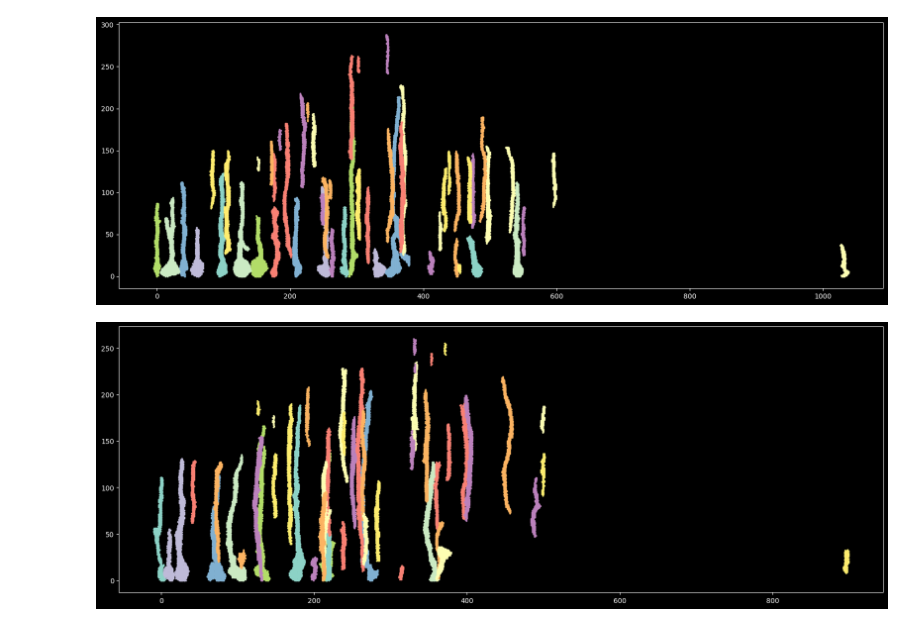
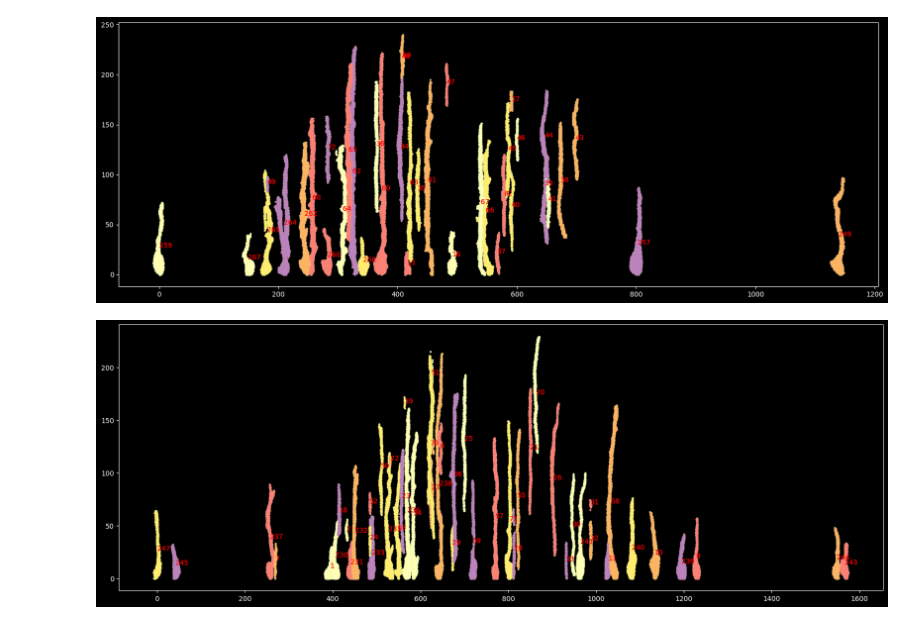
Before and after one commit to yaksilab/silver-dollop, a Jupyter notebook: src/astroglial_analysis/notebook.ipynb, the cells around one changed output. Drawn from its saved outputs; the diff is of its cells as text; code cells hidden in the pictures.

```diff
--- a/src/astroglial_analysis/notebook.ipynb
+++ b/src/astroglial_analysis/notebook.ipynb
@@ -19,5 +10,5 @@ torch version:          2.4.0+cpu
 # %%
-p0 = r"..\..\tests\data\combined_mean_image_seg.npy"
+p0 = r"..\..\tests\data\combined_mean_image1_seg.npy"
 masks_file = np.load(p0, allow_pickle=True).item()
 masks = masks_file['masks']
 # plt.figure(figsize=(20, 10))
@@ -257,2 +209,25 @@ np.save(file_path,new_mask_file)
+# %%
+aligned_upper,cor_matrix_upper_comp = uniform_align_comp_cell(line_upper, masks, True)
+aligned_lower,cor_matrix_lower_comp = uniform_align_comp_cell(line_lower, masks, False)
+
+aligned_process_upper,cor_matrix_upper_p = uniform_align_processes(intersection_list_upper,masks,True)
+aligned_process_lower,cor_matrix_lower_p= uniform_align_processes(intersection_list_lower,masks,False)
+
+total_matrix = np.vstack(
+    [cor_matrix_upper_comp,cor_matrix_lower_comp,cor_matrix_upper_p,cor_matrix_lower_p]
+
+)
+
+
+subsegmented_matrix = sub_segment(total_matrix,10)
+sub_segmented_labels = np.unique(subsegmented_matrix[:,1])
+
+subsegment_mask = create_cp_mask(subsegmented_matrix,masks)
+new_mask_file = np.copy(masks_file)
+
+file_path = r"C:\Users\javid.rezai\YaksiLab\astroglialAnalysis\tests\data\subsegment_mask.npy"
+
+new_mask_file.item()['masks'] = subsegment_mask
+np.save(file_path,new_mask_file)
 # %%
 # subsegmented_matrix = [cell label, subsegment label, subsegment number, rotated x,rotated y, original x, original y]
@@ -284,37 +261,40 @@ upper_comp_labels = np.unique(cor_matrix_upper_comp[:,0])
 lower_comp_labels = np.unique(cor_matrix_lower_comp[:,0])
 upper_p_labels = np.unique(cor_matrix_upper_p[:,0])
 lower_p_labels = np.unique(cor_matrix_lower_p[:,0])
 
 upper_labels = np.concatenate((upper_comp_labels,upper_p_labels))
 lower_labels = np.concatenate((lower_comp_labels,lower_p_labels))
 
-
 plt.figure(figsize=(20, 7))
 for l in upper_labels:
-    labe_coords = cor_matrix_upper_comp[cor_matrix_upper_comp[:,0] == l]
+    labe_coords = total_matrix[total_matrix[:,0] == l]
     rotated_coords = np.array([labe_coords[:,3],labe_coords[:,4]])
     plt.scatter(rotated_coords[0],rotated_coords[1],s=3)
+    plt.text(np.mean(rotated_coords[0]),np.mean(rotated_coords[1]),str(l),fontsize=10,color='red')
 
-    labe_coords = cor_matrix_upper_p[cor_matrix_upper_p[:,0] == l]
+    labe_coords = total_matrix[total_matrix[:,0] == l]
     rotated_coords = np.array([labe_coords[:,3],labe_coords[:,4]])
     plt.scatter(rotated_coords[0],rotated_coords[1],s=3)
+    plt.text(np.mean(rotated_coords[0]),np.mean(rotated_coords[1]),str(l),fontsize=10,color='red')
 plt.show()
 
 plt.figure(figsize=(20, 7))
 
 for l in lower_labels:
 
 
-    labe_coords = cor_matrix_lower_comp[cor_matrix_lower_comp[:,0] == l]
+    labe_coords = total_matrix[total_matrix[:,0] == l]
     rotated_coords = np.array([labe_coords[:,3],labe_coords[:,4]])
     plt.scatter(rotated_coords[0],rotated_coords[1],s=3)
+    plt.text(np.mean(rotated_coords[0]),np.mean(rotated_coords[1]),str(l),fontsize=10,color='red')
 
 
-    labe_coords = cor_matrix_lower_p[cor_matrix_lower_p[:,0] == l]
+    labe_coords = total_matrix[total_matrix[:,0] == l]
     rotated_coords = np.array([labe_coords[:,3],labe_coords[:,4]])
     plt.scatter(rotated_coords[0],rotated_coords[1],s=3)
+    plt.text(np.mean(rotated_coords[0]),np.mean(rotated_coords[1]),str(l),fontsize=10,color='red')
 
 plt.show()
 # %% [output]
-[figure, old version]
+[figure, new version]
-[figure, old version]
+[figure, new version]
```
Also changed, not shown: parts of 9 cells of this notebook.
